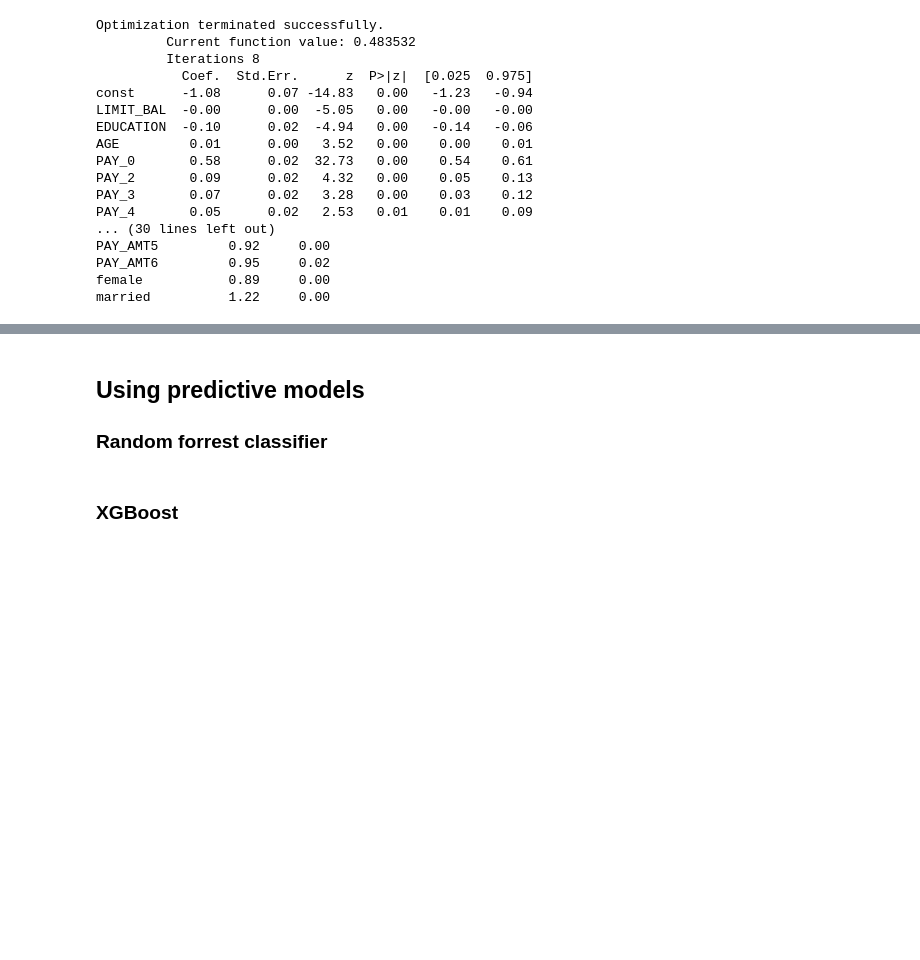
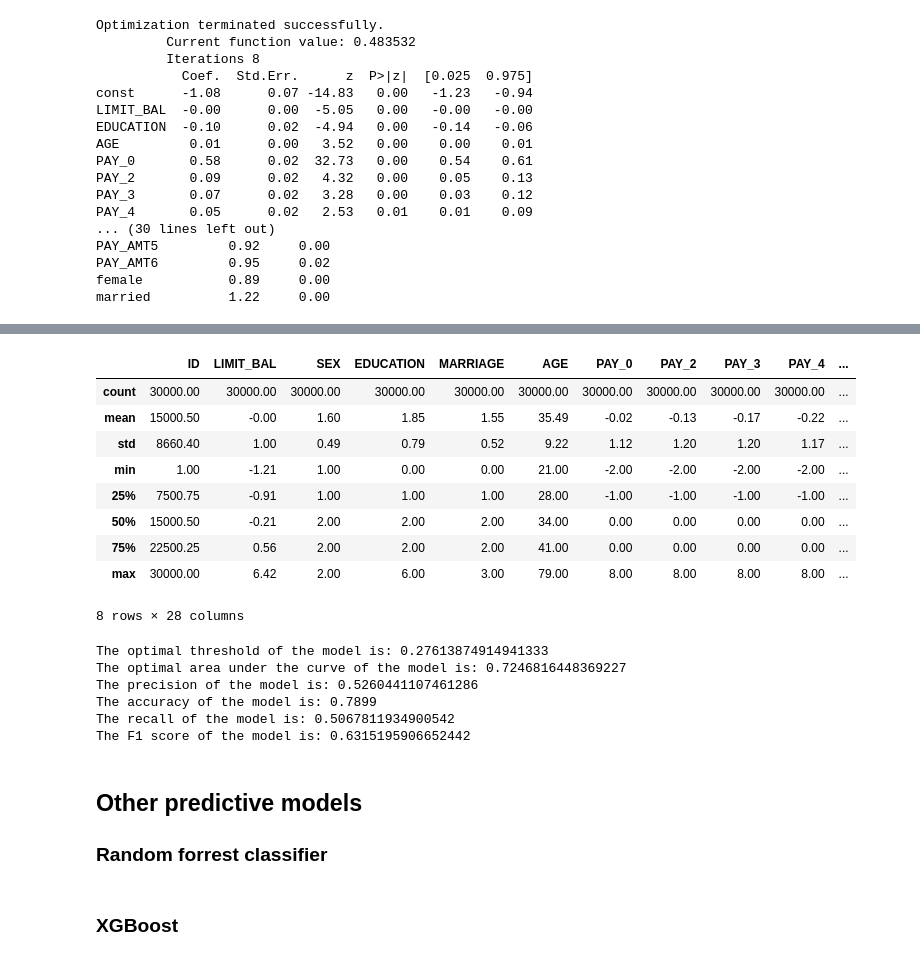
Before and after one commit to franciscpitthan/Methods_Quant_Fin, a Jupyter notebook: Example - Credit Card Default - Keggle/Default_Prediction.ipynb, the cells around one changed output, grey strips where cells are left out. Saved outputs shown, nothing was run; the diff lists cells and outputs as text; code cells hidden in the pictures; blank space fills up the shorter version.

```diff
--- a/Example - Credit Card Default - Keggle/Default_Prediction.ipynb
+++ b/Example - Credit Card Default - Keggle/Default_Prediction.ipynb
@@ -203,6 +185,9 @@ X = sm.add_constant(X)
 logit_model = sm.Logit(y, X)
 result = logit_model.fit()
 
+#Save fitted values
+data_df['y_fitted'] = result.predict(X)
+
 # Summary of the logistic regression
 logit_summary = result.summary2().tables[1]
 
@@ -298,8 +299,66 @@ A higher credit (limit_bal) and previous payment (pay_amt) are associated with s
-# %% [markdown]
-
-## Using predictive models
-
-### Random forrest classifier
+# %%
+
+data_df.describe()
+
+#As expected, average y_fitted has also average likelihood of default of 22% (as in the true data)
+
+#We will now use its fitted values to estimate the cutoff point to maximize the area under the curve.
+# %% [output]
+|  | ID | LIMIT_BAL | SEX | EDUCATION | MARRIAGE | AGE | PAY_0 | PAY_2 | PAY_3 | PAY_4 | ... |
+| count | 30000.00 | 30000.00 | 30000.00 | 30000.00 | 30000.00 | 30000.00 | 30000.00 | 30000.00 | 30000.00 | 30000.00 | ... |
+| mean | 15000.50 | -0.00 | 1.60 | 1.85 | 1.55 | 35.49 | -0.02 | -0.13 | -0.17 | -0.22 | ... |
+| std | 8660.40 | 1.00 | 0.49 | 0.79 | 0.52 | 9.22 | 1.12 | 1.20 | 1.20 | 1.17 | ... |
+| min | 1.00 | -1.21 | 1.00 | 0.00 | 0.00 | 21.00 | -2.00 | -2.00 | -2.00 | -2.00 | ... |
+| 25% | 7500.75 | -0.91 | 1.00 | 1.00 | 1.00 | 28.00 | -1.00 | -1.00 | -1.00 | -1.00 | ... |
+| 50% | 15000.50 | -0.21 | 2.00 | 2.00 | 2.00 | 34.00 | 0.00 | 0.00 | 0.00 | 0.00 | ... |
+| 75% | 22500.25 | 0.56 | 2.00 | 2.00 | 2.00 | 41.00 | 0.00 | 0.00 | 0.00 | 0.00 | ... |
+| max | 30000.00 | 6.42 | 2.00 | 6.00 | 3.00 | 79.00 | 8.00 | 8.00 | 8.00 | 8.00 | ... |
+8 rows × 28 columns
+# %%
+#Load scikit learn functions to evaluate precision of the model
+from sklearn.metrics import roc_auc_score, roc_curve
+from sklearn.metrics import precision_score, accuracy_score, recall_score
+
+# Compute ROC curve and area under the curve
+# The Receiver Operating Characteristic (ROC) is a curve accounting for sensitive and 1-specificity
+#Here fpr is the false positive rate (i.e. the rate of attributing default to individuals paying on time)
+#Here tpr is the true positive rate or recall (true positive/(true positive+false negative))
+fpr, tpr, thresholds = roc_curve(data_df['default.payment.next.month'], data_df['y_fitted'])
+roc_auc = roc_auc_score(data_df['default.payment.next.month'], data_df['y_fitted'])
+
+# Find the optimal cutoff threshold that maximizes the area under the curve
+optimal_idx = np.argmax(tpr - fpr)
+optimal_threshold = thresholds[optimal_idx]
+
+# Define y_cutoff based on the optimal threshold
+data_df['default_predicted'] = (data_df['y_fitted'] >= optimal_threshold).astype(int)
+
+print("The optimal threshold of the model is: " +str(optimal_threshold))
+print("The optimal area under the curve of the model is: " +str(roc_auc))
+
+
+precision = precision_score(data_df['default.payment.next.month'], data_df['default_predicted'])
+accuracy = accuracy_score(data_df['default.payment.next.month'], data_df['default_predicted'])
+recall = recall_score(data_df['default.payment.next.month'], data_df['default_predicted'])
+F1 = 2*(accuracy*precision)/(accuracy+precision)
+
+
+print("The precision of the model is: " +str(precision))
+print("The accuracy of the model is: " +str(accuracy))
+print("The recall of the model is: " +str(recall))
+print("The F1 score of the model is: " +str(F1))
+# %% [output]
+The optimal threshold of the model is: 0.27613874914941333
+The optimal area under the curve of the model is: 0.7246816448369227
+The precision of the model is: 0.5260441107461286
+The accuracy of the model is: 0.7899
+The recall of the model is: 0.5067811934900542
+The F1 score of the model is: 0.6315195906652442
+# %% [markdown]
+
+## Other predictive models
+
+### Random forrest classifier
 # %% [markdown]
 
 ### XGBoost
```
Also changed, not shown: parts of 4 cells of this notebook.
